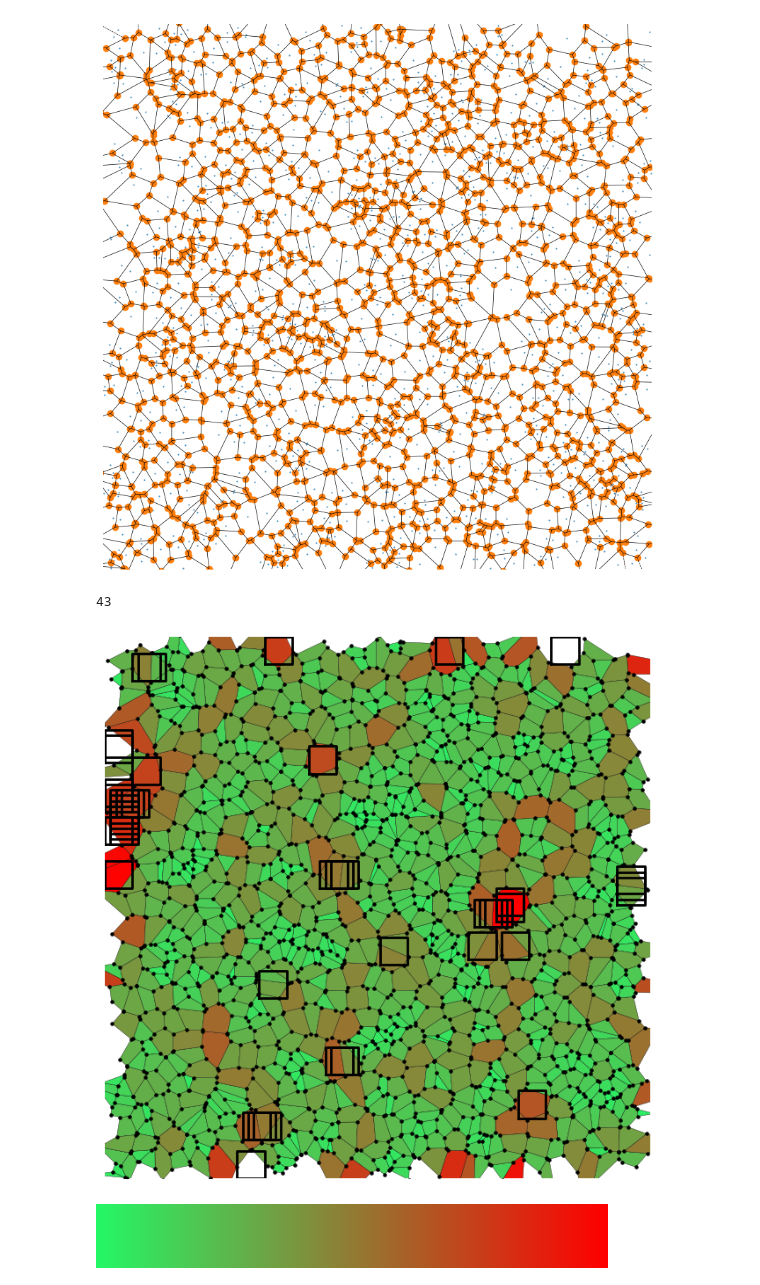
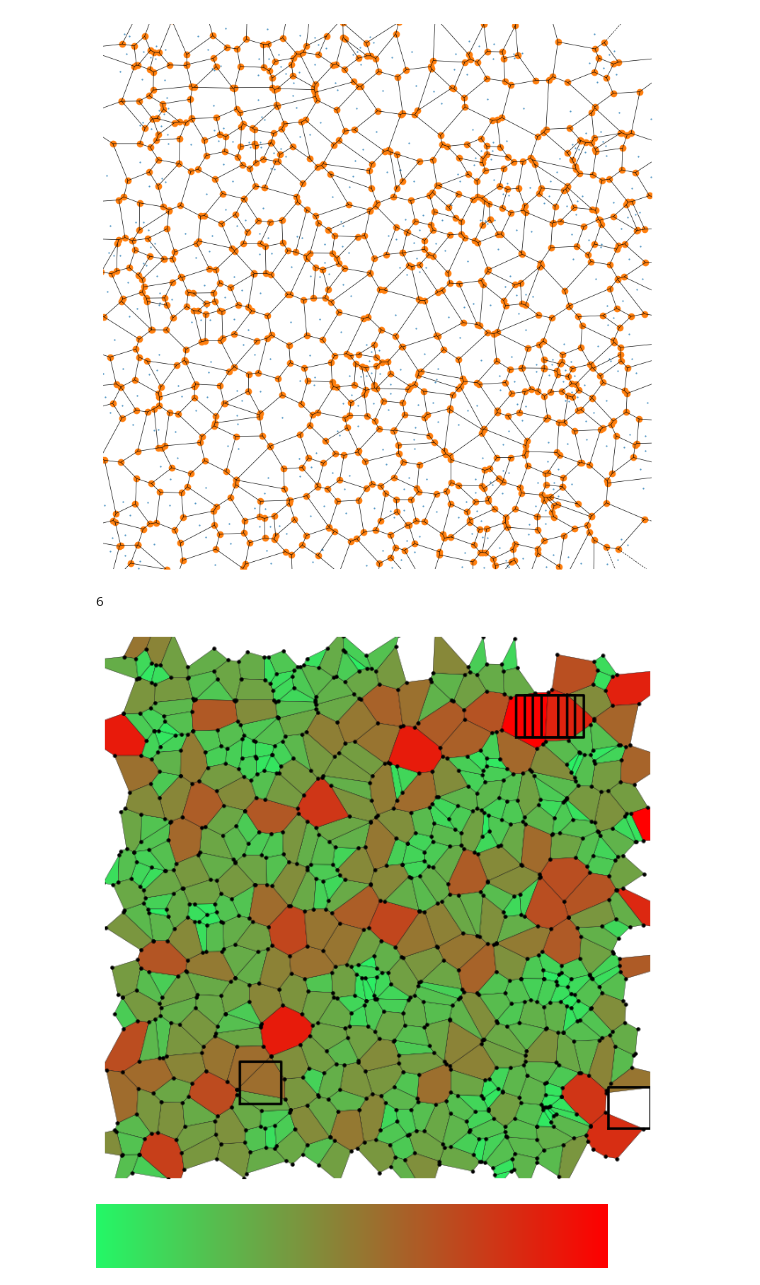
Before and after one commit to OneMoreGate/Memristor_modeling, a Jupyter notebook: Grains/voronoi.ipynb, the cells around one changed output. Saved outputs shown, nothing was run; the diff lists cells and outputs as text; code cells hidden in the pictures.

```diff
--- a/Grains/voronoi.ipynb
+++ b/Grains/voronoi.ipynb
@@ -5,7 +5,7 @@ from matplotlib import pyplot as plt
 from shapely.geometry import Polygon
 
 #Let us generate a few random coordinates
-coords = np.random.rand(1000, 2)
+coords = np.random.rand(500, 2)
 vor = Voronoi(coords)
 
 fig, ax = plt.subplots(figsize = [10,10])
@@ -17,7 +17,7 @@ ax.set_ylim([0,1])
 ax.set_axis_off()
 #plt.savefig('voronoi.png', dpi = 700, bbox_inches = 'tight')
 # %% [output]
-[figure, old version]
+[figure, new version]
 # %%
 import matplotlib.collections as collections
 from matplotlib.colors import Normalize, LinearSegmentedColormap
@@ -29,7 +29,7 @@ polygons_coords = [vor.vertices[region] for region in vor.regions if (region and
 shapely_polygons_areas = [Polygon(coord).area for coord in polygons_coords]
 
 poly_df = pd.DataFrame({ 'Poly_coords' :polygons_coords,'Poly_areas' :shapely_polygons_areas})
-poly_df = poly_df[poly_df['Poly_areas'] < 0.004]
+poly_df = poly_df[poly_df['Poly_areas'] < 0.008]
 
 x_vertices = vor.vertices.transpose()[0]
 y_vertices = vor.vertices.transpose()[1]
@@ -52,37 +52,37 @@ polygons_coll = collections.PolyCollection(
     facecolors=colors,
     alpha=1,
     edgecolors='black',
     linewidths=0.25
 )
 ax_1.add_collection(polygons_coll)
 ax_1.scatter(x_vertices, y_vertices, s = 5, c='k')
 
-square_side_lenght = 0.05
-step = 0.01
+square_side_lenght = 0.08
+step = 0.015
 full_steps = np.linspace(0, 1, int(1/step))
 count = 0
 for i in range(int(1/step) - int(square_side_lenght / step)):
     for j in range(int(1/step) - int(square_side_lenght / step)):
         x_lim = [full_steps[i], full_steps[i + int(square_side_lenght / step)]]
         x_lim_dots = []
         for k in range(len(x_vertices)):
             if vor.vertices[k][0] > x_lim[0] and vor.vertices[k][0] < x_lim[1]:
                 x_lim_dots.append(vor.vertices[k])
         y_lim = [full_steps[j], full_steps[j + int(square_side_lenght / step)]]
         xy_lim_dots = []
         for l in range(len(x_lim_dots)):
             if x_lim_dots[l][1] > y_lim[0] and x_lim_dots[l][1] < y_lim[1]:
                 xy_lim_dots.append(x_lim_dots[l])
         if len(xy_lim_dots) == 0:
             x_squre_coords = [x_lim[0], x_lim[1], x_lim[1],x_lim[0], x_lim[0]]
             y_squre_coords = [y_lim[0], y_lim[0], y_lim[1], y_lim[1], y_lim[0]]
             ax_1.plot(x_squre_coords, y_squre_coords, c = 'k', linewidth = 2)
             count += 1
 #plt.savefig('cm_voronoi.png', dpi = 700, bbox_inches = 'tight')
 count
 # %% [output]
-43
+6
-[figure, old version]
+[figure, new version]
 # %%
 custom_cmap
 # %% [output]
```
Also changed, not shown: parts of 1 cell of this notebook.
